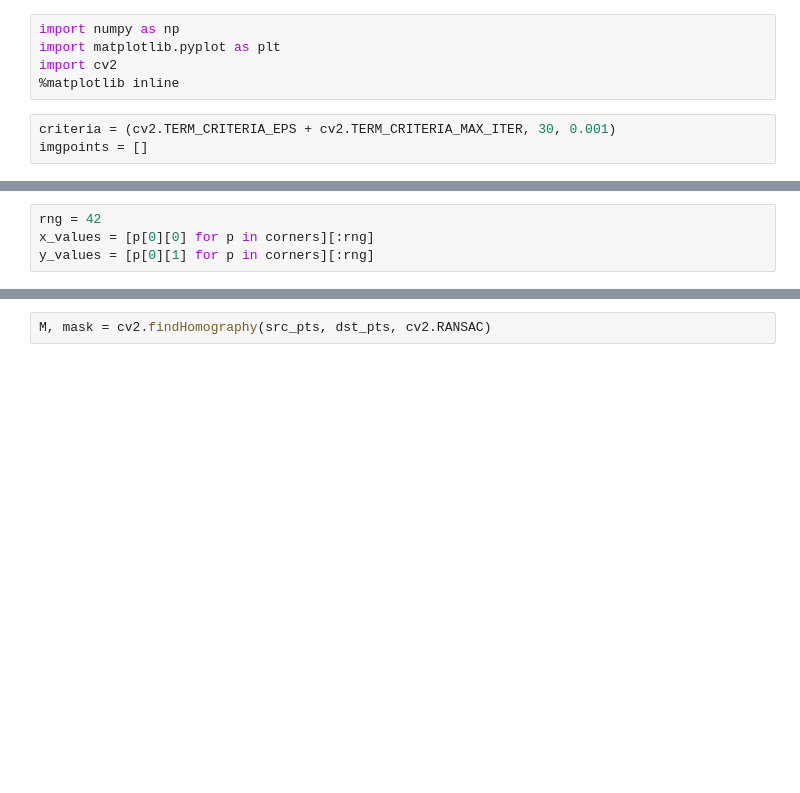
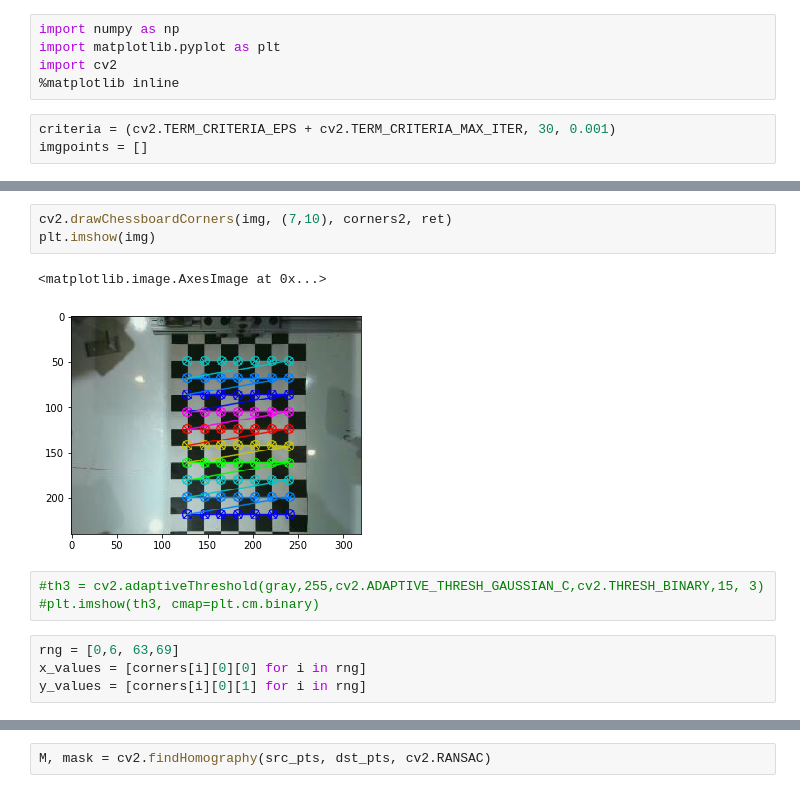
Before and after one commit to amartyashankha/MuralPlot, a Jupyter notebook: opencv/sift.ipynb, the cells around one changed output, grey strips where cells are left out. Saved outputs shown, nothing was run; the diff lists cells and outputs as text; blank space fills up the shorter version.

```diff
--- a/opencv/sift.ipynb
+++ b/opencv/sift.ipynb
@@ -20,7 +37,16 @@ error: /io/opencv/modules/imgproc/src/cornersubpix.cpp:58: error: (-215) count >
+# %%
+cv2.drawChessboardCorners(img, (7,10), corners2, ret)
+plt.imshow(img)
+# %% [output]
+<matplotlib.image.AxesImage at 0x...>
+[figure, added]
+# %%
+#th3 = cv2.adaptiveThreshold(gray,255,cv2.ADAPTIVE_THRESH_GAUSSIAN_C,cv2.THRESH_BINARY,15, 3)
+#plt.imshow(th3, cmap=plt.cm.binary)
 # %%
-rng = 42
-x_values = [p[0][0] for p in corners][:rng]
-y_values = [p[0][1] for p in corners][:rng]
+rng = [0,6, 63,69]
+x_values = [corners[i][0][0] for i in rng]
+y_values = [corners[i][0][1] for i in rng]
 # %%
 plt.scatter(x_values, y_values, c=range(len(x_values)))
 # %% [output]
```
Also changed, not shown: parts of 9 cells of this notebook, 6 other files.
